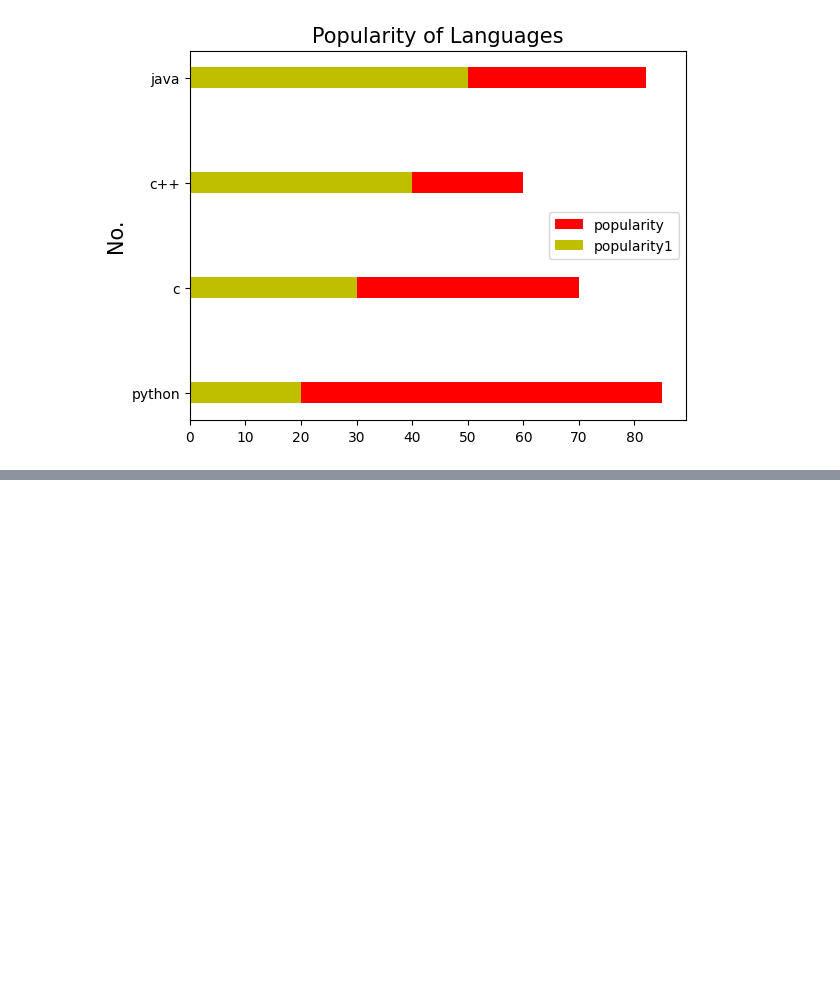
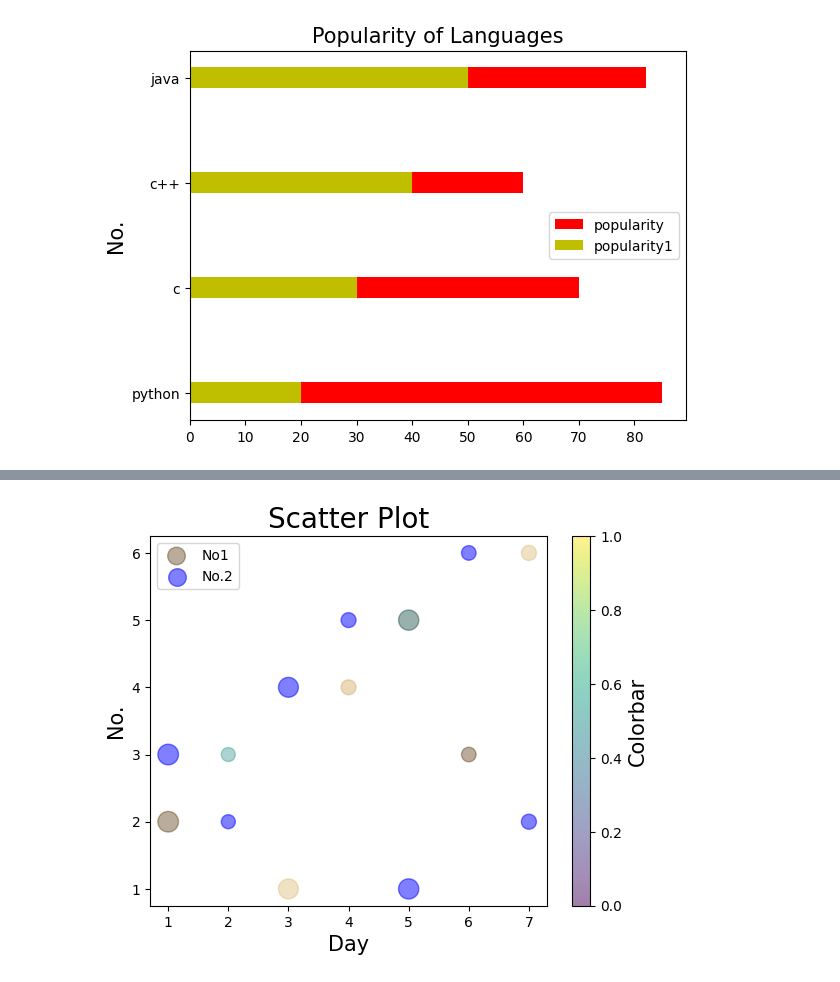
Before and after one commit to ebuillent13yadav/Matplotlib_Notes, a Jupyter notebook: Matplotlib_Turtorial.ipynb, the cells around one changed output, grey strips where cells are left out. Drawn from its saved outputs; the diff is of its cells as text; code cells hidden in the pictures; blank space fills up the shorter version.

```diff
--- a/Matplotlib_Turtorial.ipynb
+++ b/Matplotlib_Turtorial.ipynb
@@ -63,0 +80,20 @@ plt.show()
+# %%
+# Color Ranges
+day = [1, 2, 3, 4, 5, 6, 7]
+no = [2, 3, 1, 4, 5, 3, 6]
+no2 = [3, 2, 4, 5, 1, 6, 2]
+colors = [20, 49, 30, 29, 56, 20, 30]
+sizes = [220, 102, 204, 115, 212, 110, 117]
+
+plt.scatter(day,no, c=colors, s=sizes, cmap="BrBG", alpha=0.4, label="No1")
+plt.scatter(day, no2, color="b", s=sizes, alpha=0.5, label="No.2")
+
+plt.legend()
+t = plt.colorbar()
+t.set_label("Colorbar", fontsize=15)
+plt.title("Scatter Plot", fontsize=20)
+plt.xlabel("Day", fontsize=15)
+plt.ylabel("No.", fontsize=15)
+plt.show()
+# %% [output]
+[figure, added]
```
Also changed, not shown: parts of 3 cells of this notebook.
